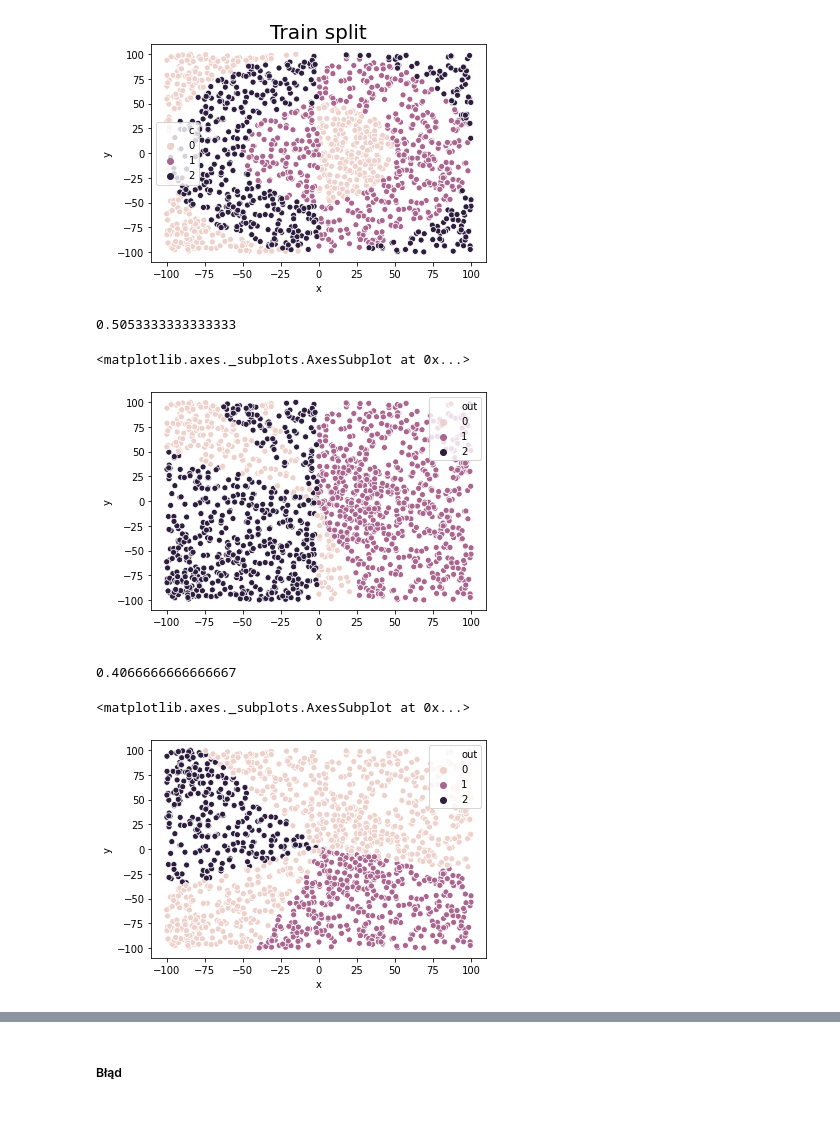
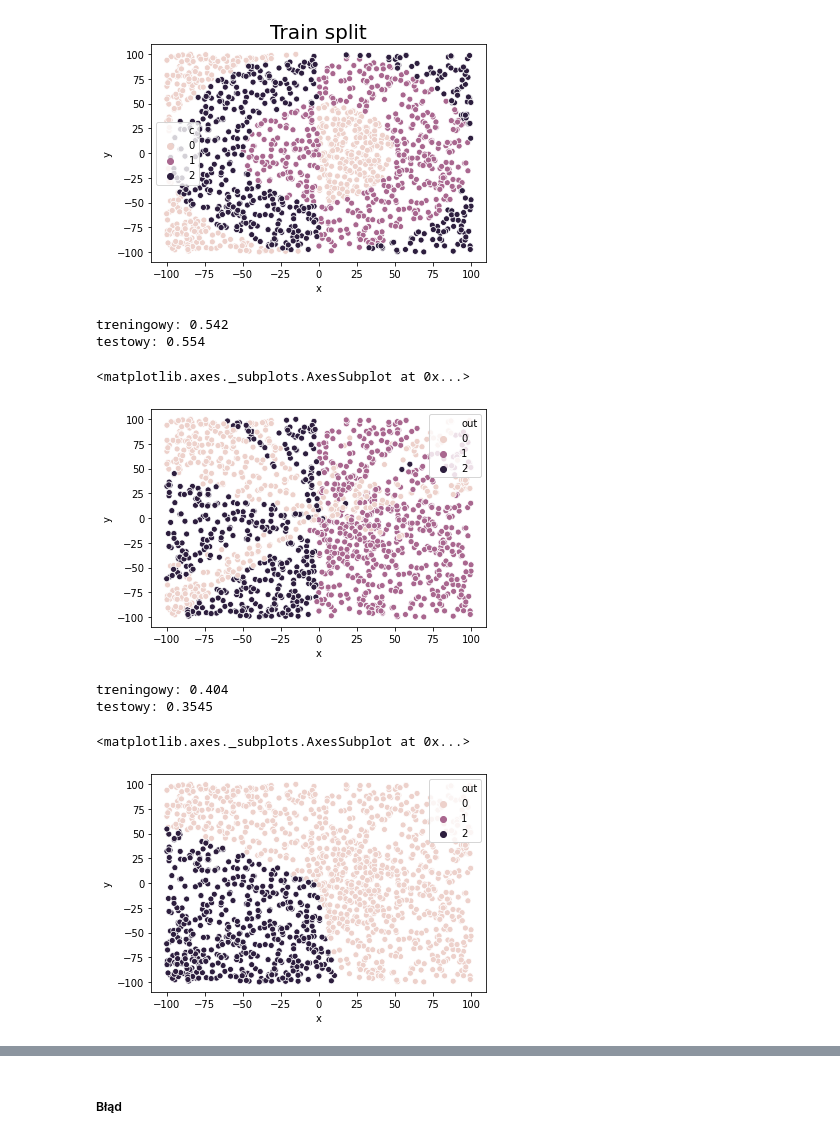
Before and after one commit to niladrem/mioad, a Jupyter notebook: lab05.ipynb, the cells around one changed output, grey strips where cells are left out. Drawn from its saved outputs; the diff is of its cells as text; code cells hidden in the pictures.

```diff
--- a/lab05.ipynb
+++ b/lab05.ipynb
@@ -417,3 +284,8 @@ np.max([[1], [4]])
+# %%
+def get_score(network, df):
+    y_pred = network.predict(np.expand_dims(df['x'], 1))
+    y_pred = np.squeeze(y_pred)
+    return metrics.mean_absolute_error(df['y'], y_pred)
 # %% [markdown]
 # Zbiór steps-large
 # %%
@@ -629,10 +557,12 @@ plt.scatter(train_df['x'], y_pred, color='red')
 #linear
 np.random.seed(2137)
 mlp = Network(["linear", "linear"], [1,10,1], norm=True)
-_, linear_err, _ = mlp.train_network(np.expand_dims(train_df['x'], 1), np.expand_dims(train_df['y'], 1), n_epoch=50, l_rate=0.1, batch_size=32)
+linear_err, _ = mlp.train_network(np.expand_dims(train_df['x'], 1), np.expand_dims(train_df['y'], 1), n_epoch=50, l_rate=0.1, batch_size=32)
 
 y_pred = mlp.predict(np.expand_dims(train_df['x'], 1))
 y_pred = np.squeeze(y_pred)
+print("treningowy: ", metrics.mean_absolute_error(train_df['y'], y_pred))
+print("testowy: ", get_score(mlp, test_df))
 plt.scatter(train_df['x'], train_df['y'], color='green')
 plt.scatter(train_df['x'], y_pred, color='red')
 # %% [output]
@@ -669,6 +601,11 @@ plt.title('Train split', fontsize=20)
 # %% [output]
 Text(0.5, 1.0, 'Train split')
 [figure]
+# %%
+def get_score(network, df):
+    y_pred = network.predict(df[['x', 'y']].to_numpy())
+    y_pred = np.squeeze(y_pred)
+    return metrics.accuracy_score(df['c'], y_pred)
 # %%
 # tanh
 np.random.seed(2137)
@@ -765,33 +710,37 @@ Text(0.5, 1.0, 'Train split')
 # %%
 # tanh
 np.random.seed(2137)
-mpl = Network(["tanh", "linear", "softmax"], [2,10,3,1], cat=True, norm=False)
-_, tanh_err, tanh_ok = mpl.train_network(train_df[['x', 'y']].to_numpy(), np.expand_dims(train_df['c'], 1), n_epoch=50, l_rate=0.01, batch_size=8)
+mpl = Network(["tanh", "tanh", "softmax"], [2,60,60,3], cat=True, norm=False, gen_type="norm")
+tanh_err, tanh_ok = mpl.train_network(train_df[['x', 'y']].to_numpy(), np.expand_dims(train_df['c'], 1), n_epoch=50, l_rate=0.01, batch_size=8)
 
 y_pred = mpl.predict(train_df[['x', 'y']].to_numpy())
 y_pred = np.squeeze(y_pred)
-print(metrics.accuracy_score(y_pred, train_df['c']))
+print("treningowy:", metrics.accuracy_score(y_pred, train_df['c']))
+print("testowy:", get_score(mpl, test_df))
 train_df['out'] = y_pred
 sns.scatterplot(x='x', y='y', hue='out', data=train_df)
 # %% [output]
-0.5053333333333333
+treningowy: 0.542
+testowy: 0.554
 <matplotlib.axes._subplots.AxesSubplot at 0x...>
-[figure, old version]
+[figure, new version]
 # %%
 # relu
 np.random.seed(2137)
-mpl = Network(["relu", "softmax"], [2,3, 1], cat=True, norm=False)
-_, relu_err, relu_ok = mpl.train_network(train_df[['x', 'y']].to_numpy(), np.expand_dims(train_df['c'], 1), n_epoch=50, l_rate=0.1, batch_size=8)
+mpl = Network(["relu", "relu", "softmax"], [2,30, 30, 3], cat=True, norm=False, gen_type="0|1")
+relu_err, relu_ok = mpl.train_network(train_df[['x', 'y']].to_numpy(), np.expand_dims(train_df['c'], 1), n_epoch=50, l_rate=0.01, batch_size=8)
 
 y_pred = mpl.predict(train_df[['x', 'y']].to_numpy())
 y_pred = np.squeeze(y_pred)
-print(metrics.accuracy_score(y_pred, train_df['c']))
+print("treningowy:", metrics.accuracy_score(y_pred, train_df['c']))
+print("testowy:", get_score(mpl, test_df))
 train_df['out'] = y_pred
 sns.scatterplot(x='x', y='y', hue='out', data=train_df)
 # %% [output]
-0.4066666666666667
+treningowy: 0.404
+testowy: 0.3545
 <matplotlib.axes._subplots.AxesSubplot at 0x...>
-[figure, old version]
+[figure, new version]
 # %%
 # linear
 np.random.seed(2137)
```
Also changed, not shown: parts of 36 cells of this notebook, 4 other files.
